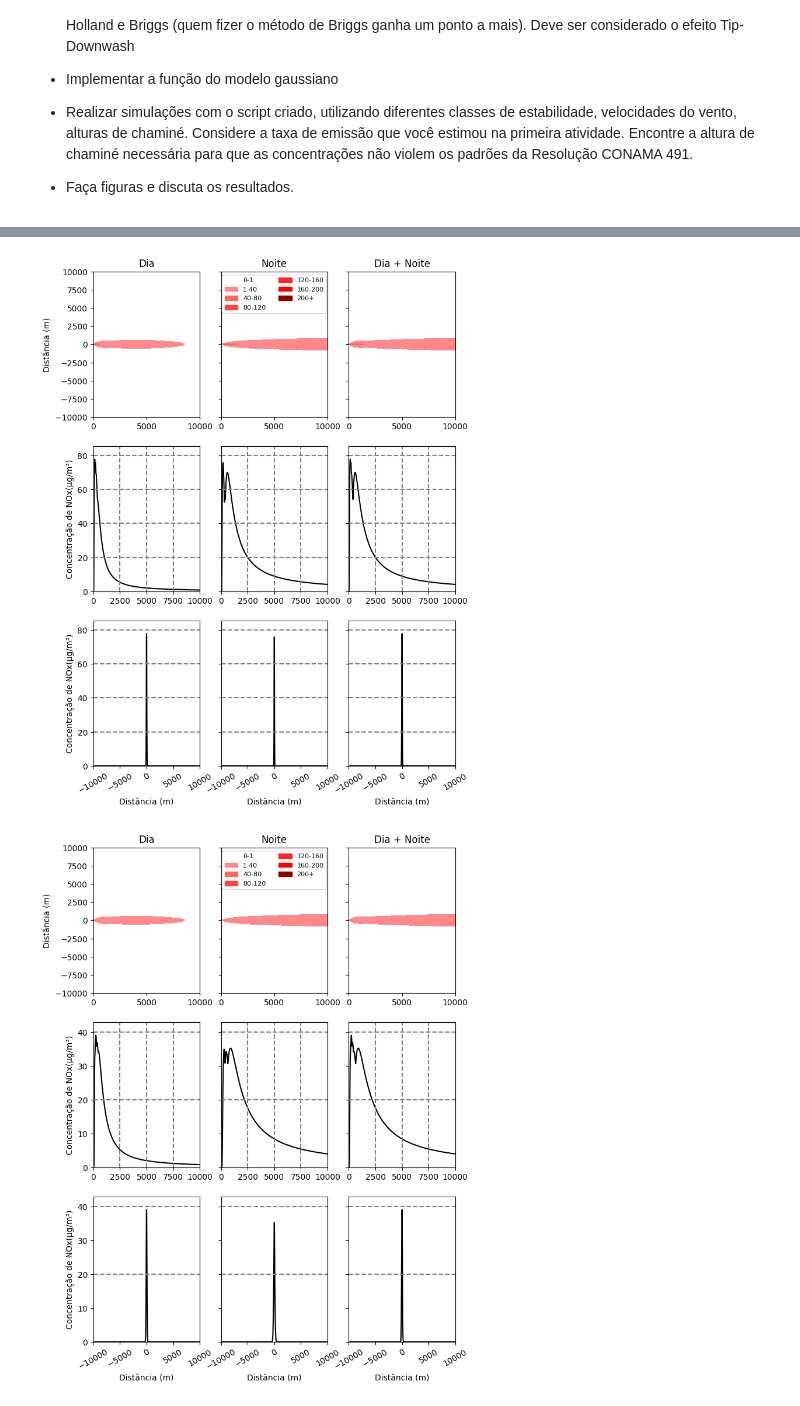
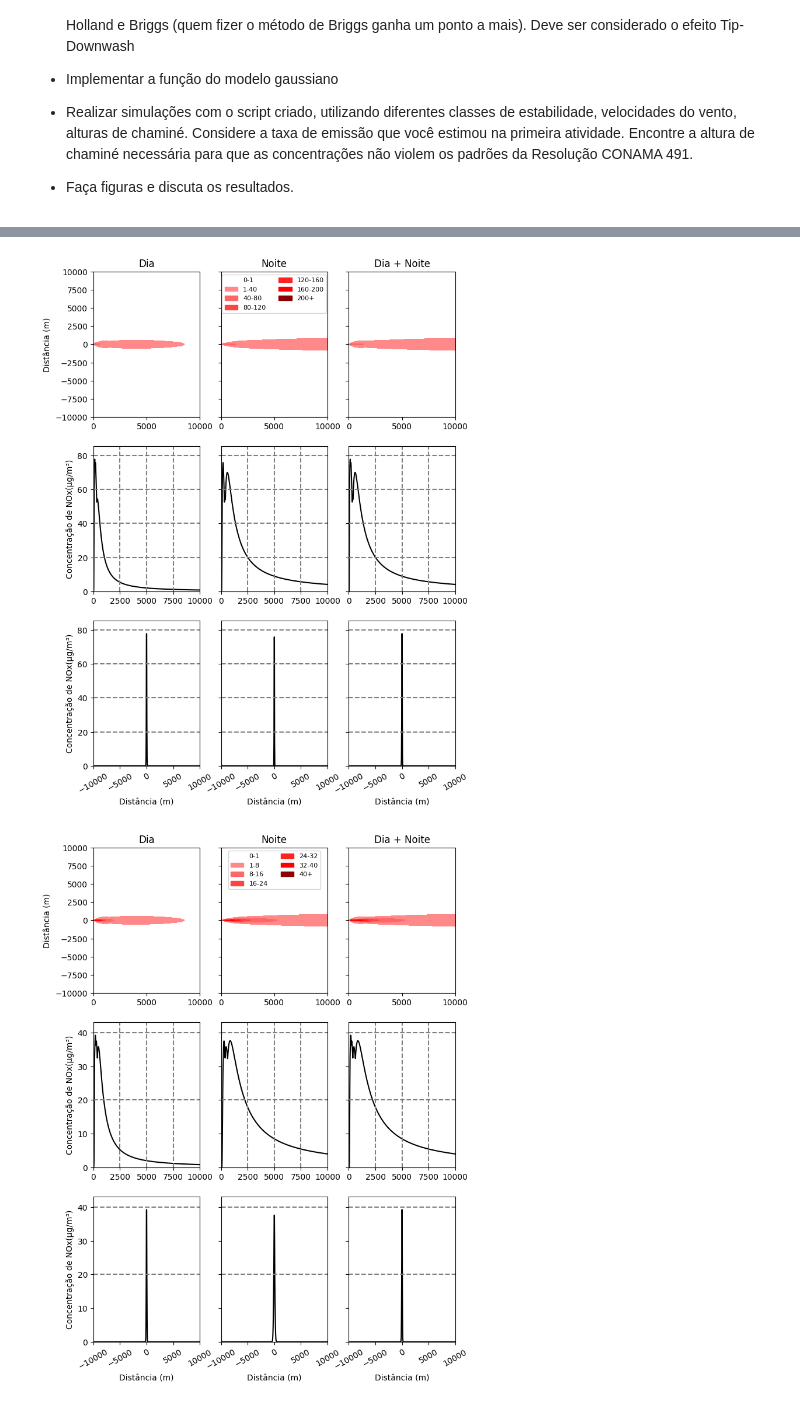
Before and after one commit to josehenriquehess/ENS5173_202401, a Jupyter notebook: Trabalho03_Parte1.ipynb, the cells around one changed output, grey strips where cells are left out. Saved outputs shown, nothing was run; the diff lists cells and outputs as text; code cells hidden in the pictures.

```diff
--- a/Trabalho03_Parte1.ipynb
+++ b/Trabalho03_Parte1.ipynb
@@ -198,11 +198,11 @@ def modeloGaussiano(qs,sigmaY,sigmaZ,u,y,z,H):
 import random
 import pandas as pd
 
-sit = 50 # Situações
+sit = 100 # Situações
 
 df_dispersao = pd.DataFrame()
 
-velocidades = [1.5,2.5,4,5.5,6]
+velocidades = [1.5,4,6]
 
 v = [random.choice(velocidades) for _ in range(sit)] # Varia entre 1, 2.5, 4 e 6
 cco = [random.randint(0, 8) for _ in range(sit)] # Varia de 0 a 8
@@ -263,13 +263,9 @@ A emissão máxima de PM10 foi de 156.09 g/s
 qsNOX = 1.96
 qsPM10 = 156.09
 qsPM10cor = 156.09*(1-0.96)
-print(qsPM10)
 
 # Foi observado que para a emissão em uma chaminé de 200 metros o poluente deveria reduzir em no mínimo 82%, sendo que a única tecnologia encontrada foi a venturi scrubber, que reduz 96% para PM10
 
 #Análise de 6 situações
 Poluente = [qsNOX, qsNOX, qsPM10, qsPM10, qsPM10cor, qsPM10cor]
 ConcLim = [999999,40,999999,50,999999,50]
-
-for pol,a in zip(Poluente,range(6)):
-    print(a)
@@ -299,14 +287,19 @@ Tamb = 293 # em Kelvin
 # Define os labels e colors para legendas
 labelsPM10 = ['0-1', '1-10', '10-20', '20-30', '30-40', '40-50', '50+']
 labelsNOX = ['0-1', '1-40', '40-80', '80-120', '120-160', '160-200', '200+']
+labelsNOX2 = ['0-1', '1-8', '8-16', '16-24', '24-32', '32-40', '40+']
 colors = ['#FFFFFF', '#FF8888', '#FF6666', '#FF4444', '#FF2222', '#FF0000', '#8B0000']
 
 
 for pol,a in zip(Poluente,range(6)):
     if a<2:
         poluente = 'NOx'
-        limits = [0.0, 1.0, 40.0, 80.0, 120.0, 160.0, 200.0, 9999]
-        labels =labelsNOX
+        if a == 1:
+            labels =labelsNOX2
+            limits = [0.0, 1.0, 8, 16, 24, 32, 40, 9999]
+        else:
+            limits = [0.0, 1.0, 40.0, 80.0, 120.0, 160.0, 200.0, 9999]
+            labels =labelsNOX
     else:
         poluente = 'PM10'
         limits = [0.0, 1.0, 10.0, 20.0, 30.0, 40.0, 50.0, 9999]
@@ -337,8 +330,6 @@ for pol,a in zip(Poluente,range(6)):
 
         conc_lim = np.max(conc_max)
 
-        print(hg)
-
         if conc_lim <= ConcLim[a] or hg == 200:
             # Criando dataframe pra dia e pra noite
             df_dia = df_dispersao[df_dispersao['Dia(0) ou noite(1)'] == 0]
@@ -353,6 +344,9 @@ for pol,a in zip(Poluente,range(6)):
             conc_lista = [conc_lim_dia, conc_lim_noite, conc_lim]
             conc_max = [conc_max_dia, conc_max_noite, conc_max]
 
+            print(hg)
+            print(conc_lista)
+
             fig,ax = plt.subplots(3,3, figsize=(8,11), sharey='row')
 
             # Criando uma lista de cores para o mapa de cores discreto
@@ -363,8 +357,6 @@ for pol,a in zip(Poluente,range(6)):
                 # Pegando os cortes com maiores valores
                 lin = np.where(conc_max[i] == conc_lista[i])[0]
                 col = np.where(conc_max[i] == conc_lista[i])[1]
-
-                print(conc_lim)
 
                 # Visualização dos resultados no espaço
                 contour = ax[0, i].contourf(xx, yy, conc_max[i], levels=limits, cmap=cmap, norm=norm)
@@ -437,5 +424,5 @@ for pol,a in zip(Poluente,range(6)):
 [figure]
-[figure, old version]
+[figure, new version]
 [figure]
 [figure]
 [figure]
```
Also changed, not shown: parts of 2 cells of this notebook.
